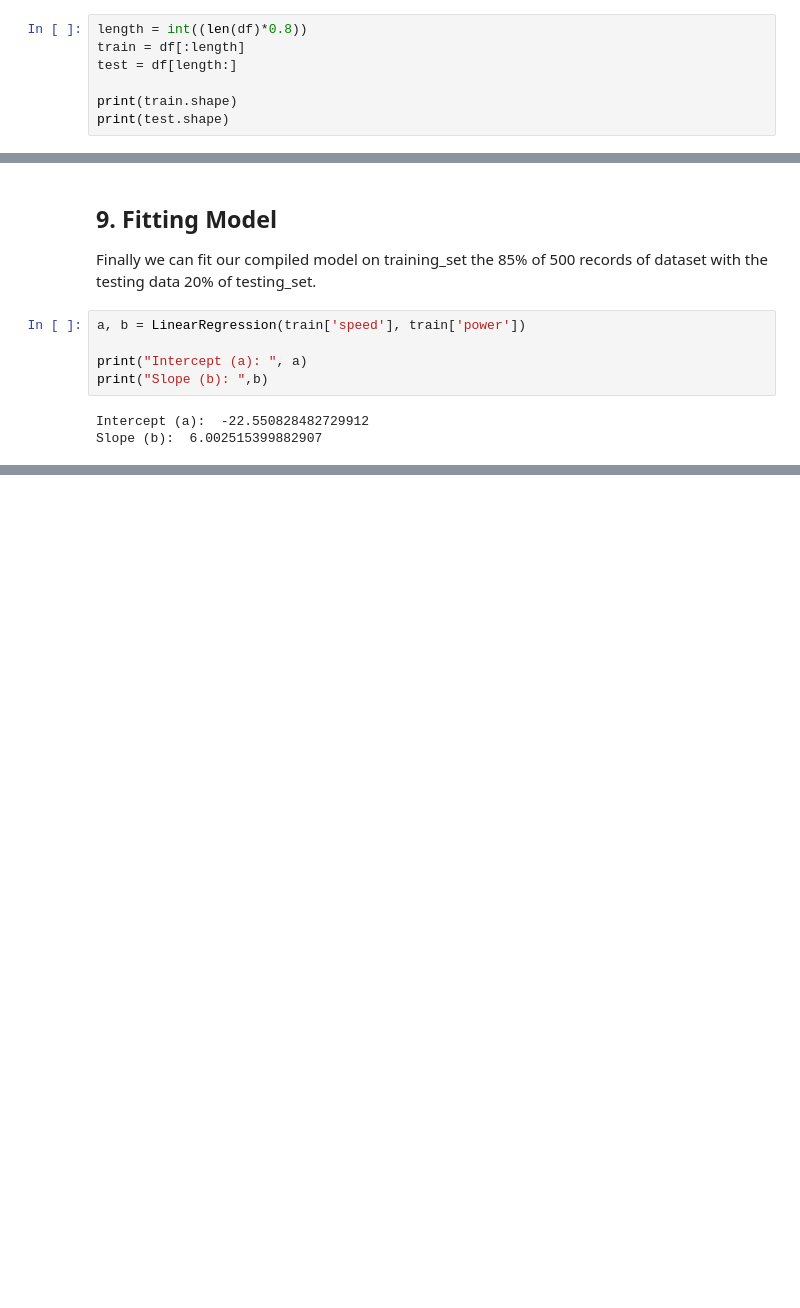
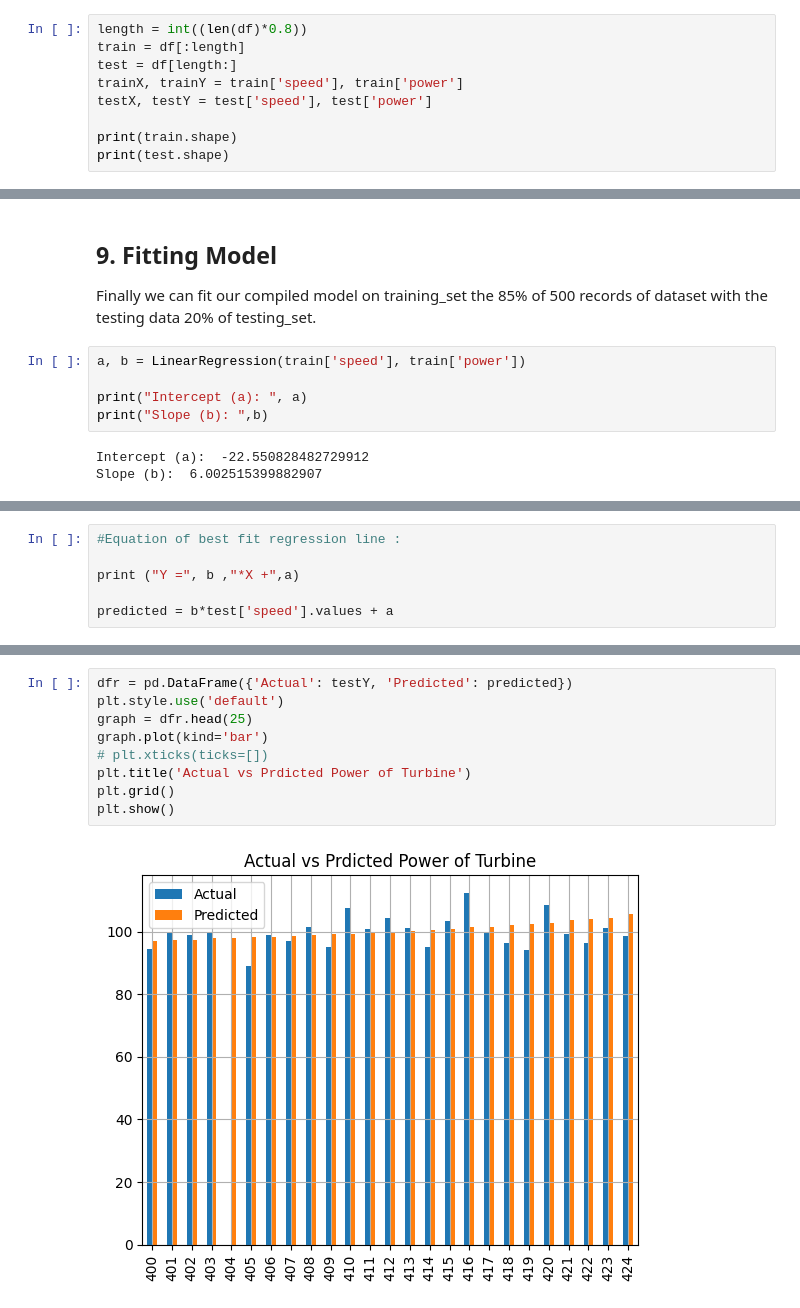
Before and after one commit to AzizDialloG/Project-2020-Fundamentals-of-Data-Analysis, a Jupyter notebook: Project 2020 Fundamentals of Data Analysis - Linear Regression.ipynb, the cells around one changed output, grey strips where cells are left out. Drawn from its saved outputs; the diff is of its cells as text; blank space fills up the shorter version.

```diff
--- a/Project 2020 Fundamentals of Data Analysis - Linear Regression.ipynb
+++ b/Project 2020 Fundamentals of Data Analysis - Linear Regression.ipynb
@@ -132,6 +132,8 @@ Now we will divide our dataset into 2 parts. One for training data and another f
 length = int((len(df)*0.8))
 train = df[:length]
 test = df[length:]
+trainX, trainY = train['speed'], train['power']
+testX, testY = test['speed'], test['power']
 
 print(train.shape)
 print(test.shape)
@@ -182,0 +189,6 @@ Slope (b):  6.002515399882907
+# %%
+#Equation of best fit regression line :
+
+print ("Y =", b ,"*X +",a)
+
+predicted = b*test['speed'].values + a
@@ -182,0 +209,11 @@ Slope (b):  6.002515399882907
+# %%
+dfr = pd.DataFrame({'Actual': testY, 'Predicted': predicted})
+plt.style.use('default')
+graph = dfr.head(25)
+graph.plot(kind='bar')
+# plt.xticks(ticks=[])
+plt.title('Actual vs Prdicted Power of Turbine')
+plt.grid()
+plt.show()
+# %% [output]
+[figure, added]
```
Also changed, not shown: parts of 3 cells of this notebook.
